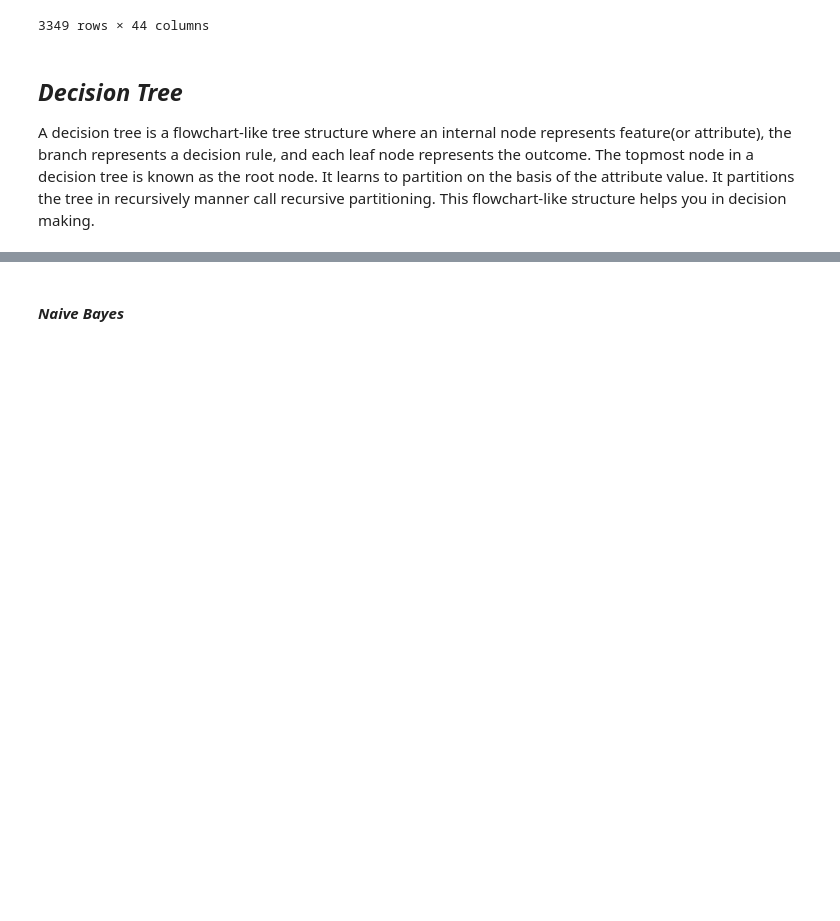
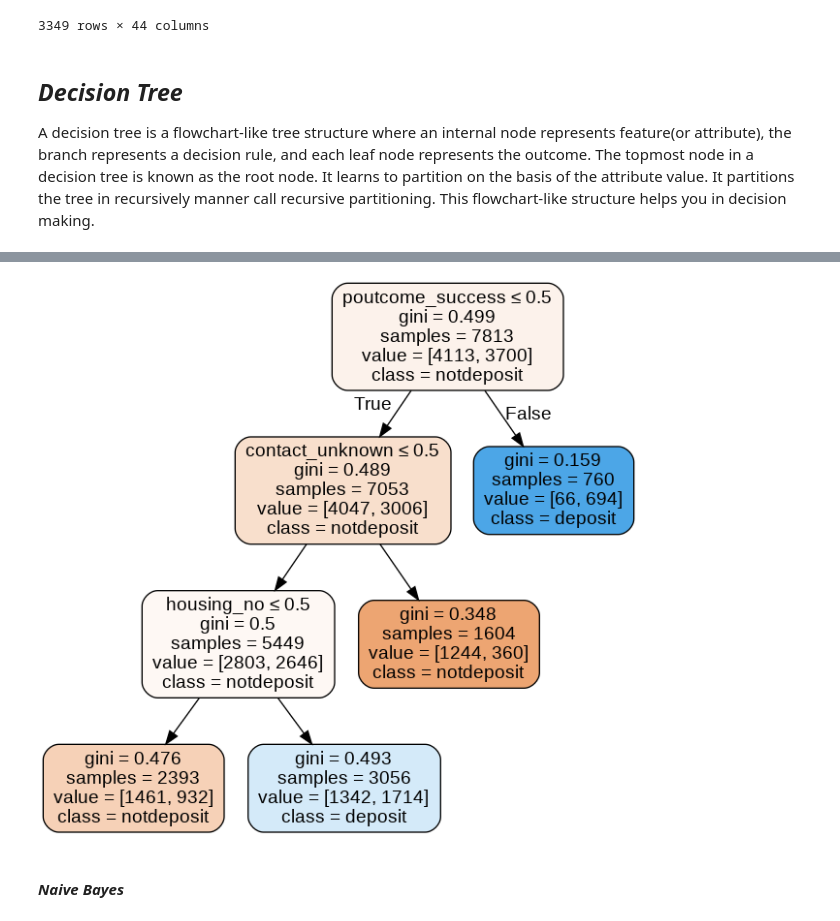
Before and after one commit to DSamodra/playGround, a Jupyter notebook: Classification.ipynb, the cells around one changed output, grey strips where cells are left out. Saved outputs shown, nothing was run; the diff lists cells and outputs as text; code cells hidden in the pictures; blank space fills up the shorter version.

```diff
--- a/Classification.ipynb
+++ b/Classification.ipynb
@@ -206,23 +222,24 @@ y_pred_dtc = dtc.predict(x_test)
 # %%
 # Visualize Tree
 
 from sklearn.externals.six import StringIO
 from IPython.display import Image
 from sklearn.tree import export_graphviz
 import pydotplus
 
 dot_data = StringIO()
 export_graphviz(dtc, out_file=dot_data,
                 filled=True, rounded=True,
                 special_characters=True,
                 class_names=['notdeposit', 'deposit'],
-                feature_names=['job_admin.',	'Partner',	'Dependents', 'tenure',	'PhoneService', 'OnlineSecurity',	'OnlineBackup',	'DeviceProtection',
-                               'TechSupport',	'StreamingTV',	'StreamingMovies',	'PaperlessBilling',	'MonthlyCharges', 'gender_Female',
-                               'gender_Male',	'InternetService_DSL', 'InternetService_Fiber optic', 'InternetService_No',	'Contract_Month-to-month',
-                               'Contract_One year',	'Contract_Two year',	'PaymentMethod_Bank transfer (automatic)', 'PaymentMethod_Credit card (automatic)',
-                               'PaymentMethod_Electronic check',	'PaymentMethod_Mailed check'])
+                feature_names=['job_admin.',	'job_blue-collar', 'job_enterpreneur', 'job_housemaid', 'job_management', 'job_retired', 'job_self-employed', 'job_services', 'job_student', 'job_technician', 'job_unemployed', 'job_unknown',
+                               'marital_divorced', 'marital_married', 'marital_single', 'education_primary', 'education_secondary', 'education_tertiary', 'education_unknown', 'default_no', 'default_yes', 'housing_no', 'housing_yes', 'loadn_no',
+                               'loan_yes', 'contact_cellular', 'contact_telephone', 'contact_unknown', 'month_apr', 'month_aug', 'month_dec', 'month_feb', 'month_jan', 'month_jul', 'month_jun', 'month_mar', 'month_may', 'month_nov',
+                               'month_oct', 'month_sep', 'poutcome_failure', 'poutcome_other', 'poutcome_success', 'poutcome_unknown'])
 graph = pydotplus.graph_from_dot_data(dot_data.getvalue())
 Image(graph.create_png())
+# %% [output]
+[figure, added]
 # %%
 # Import Module
 from sklearn import metrics
```
Also changed, not shown: parts of 1 cell of this notebook.
